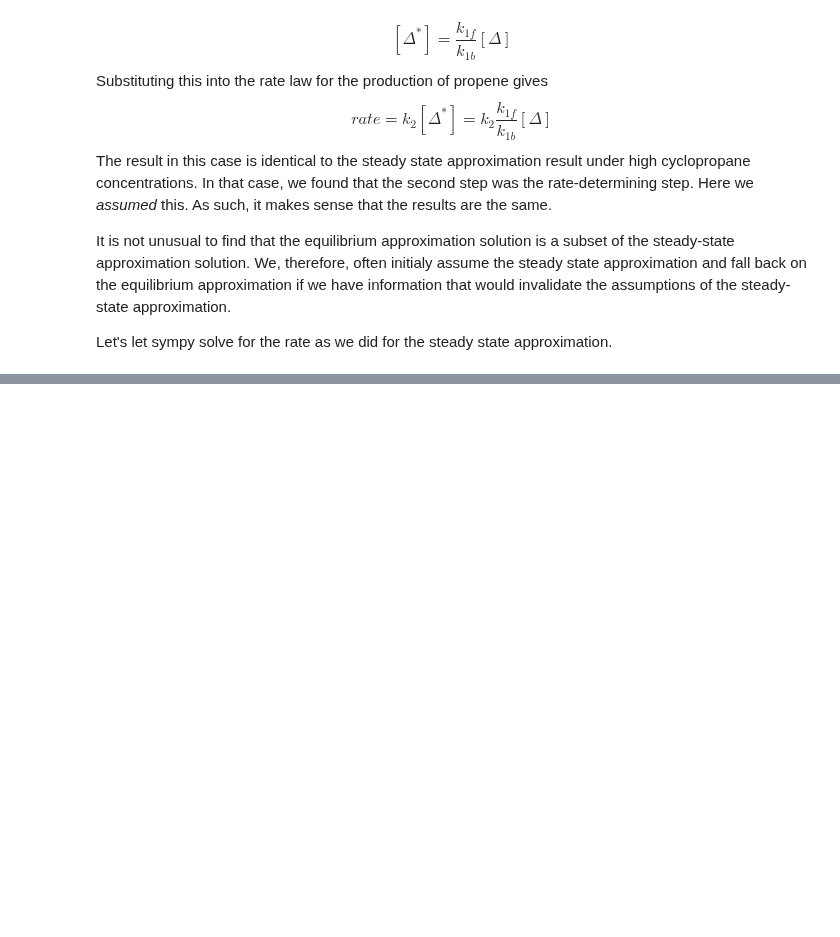
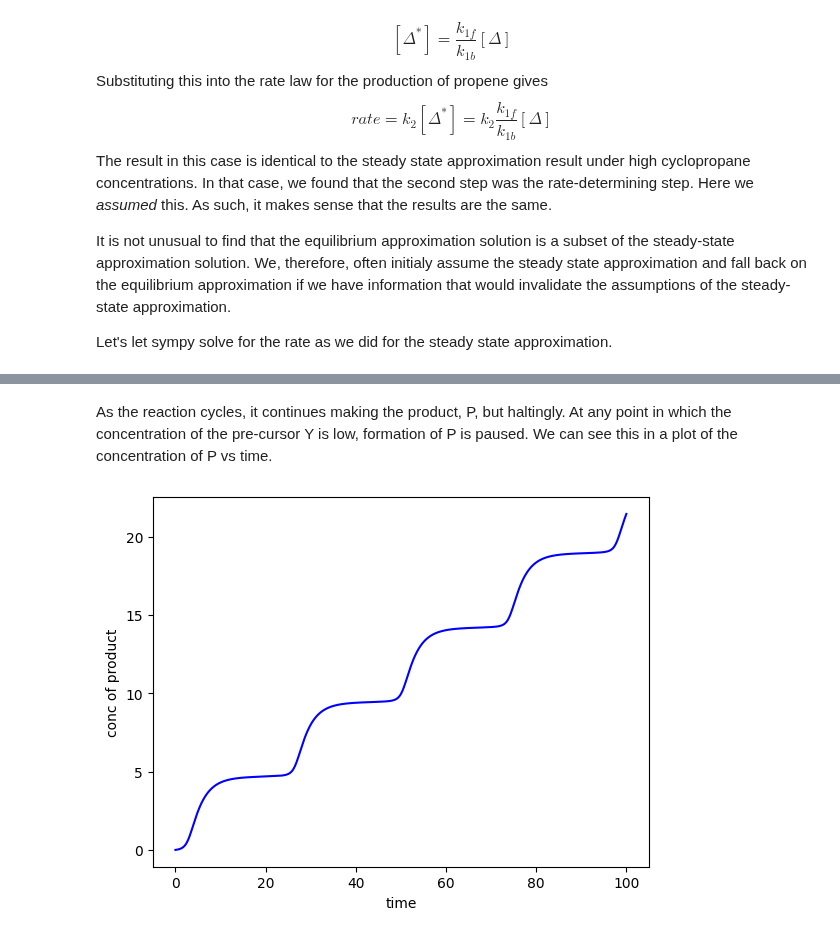
Before and after one commit to davis689/binder, a Jupyter notebook: CHEM452/Chemical_Kinetics.ipynb, the cells around one changed output, grey strips where cells are left out. Cells and saved outputs as stored; diff of their text form; code cells hidden in the pictures; blank space fills up the shorter version.

```diff
--- a/CHEM452/Chemical_Kinetics.ipynb
+++ b/CHEM452/Chemical_Kinetics.ipynb
@@ -352,0 +400,9 @@ rate
+# %% [markdown]
+As the reaction cycles, it continues making the product, P, but haltingly. At any point in which the concentration of the pre-cursor Y is low, formation of P is paused. We can see this in a plot of the concentration of P vs time.
+# %%
+plt.plot(t,cP,'b-',label='P') # plot cP
+plt.xlabel('time')
+plt.ylabel('conc of product')
+plt.show()
+# %% [output]
+[figure, added]
```
Also changed, not shown: parts of 7 cells of this notebook.
